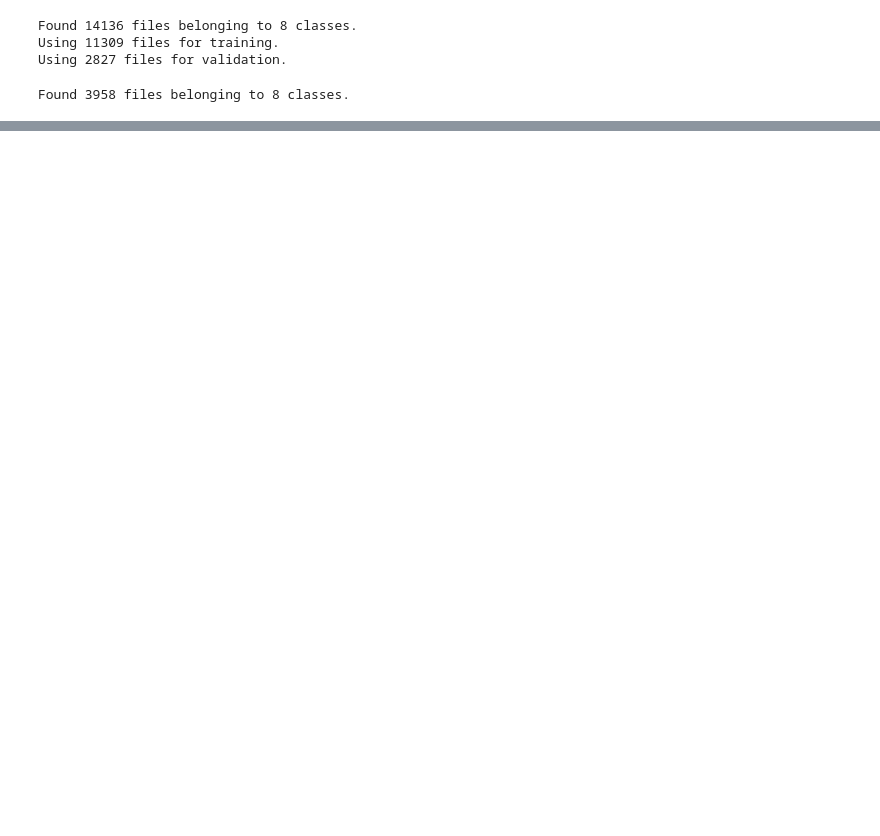
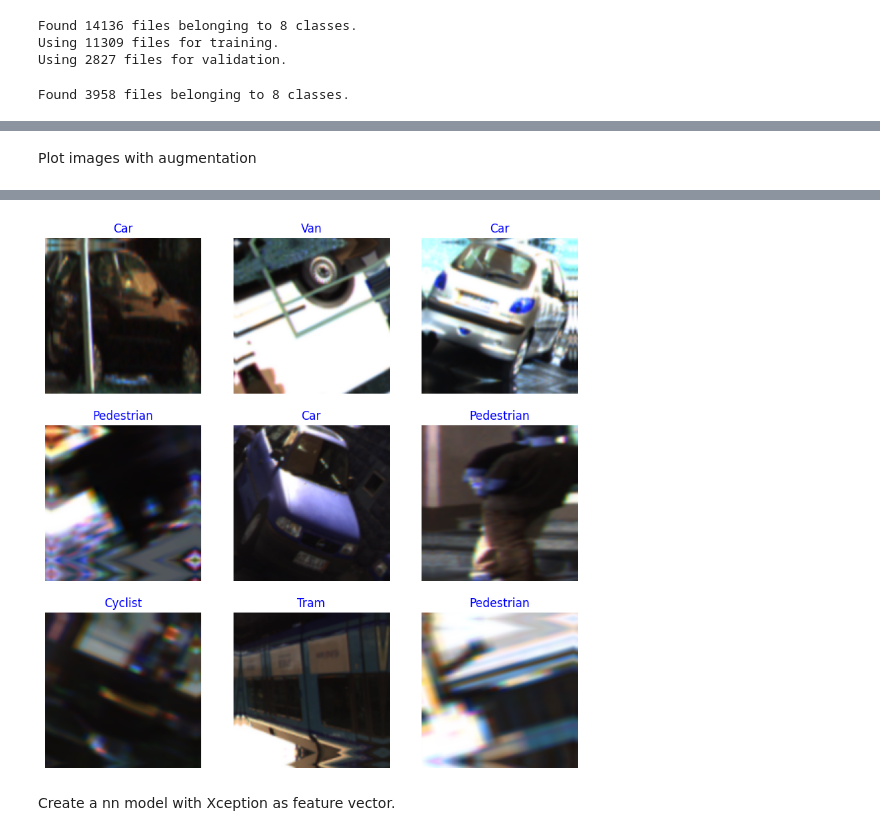
Before and after one commit to CatUnderTheLeaf/CV-stuff, a Jupyter notebook: image_classification/classification_kitti_keras3.ipynb, the cells around one changed output, grey strips where cells are left out. Cells and saved outputs as stored; diff of their text form; code cells hidden in the pictures; blank space fills up the shorter version.

```diff
--- a/image_classification/classification_kitti_keras3.ipynb
+++ b/image_classification/classification_kitti_keras3.ipynb
@@ -473,6 +177,0 @@ Test accuracy : 0.6616978049278259
-# %%
-total_epochs = total_epochs + fine_tune_epochs
-add_model_fine_tune = model_fine_tune
-add_model_fine_tune.fit(train_batched_dataset, epochs=total_epochs,
-                         initial_epoch=75, validation_data=valid_batched_dataset,
-                         callbacks=my_callbacks)
@@ -513,5 +177,0 @@ Test accuracy : 0.6096513271331787
-# %%
-total_epochs = total_epochs + fine_tune_epochs
-add_model_fine_tune.fit(train_batched_dataset, epochs=total_epochs,
-                         initial_epoch=85, validation_data=valid_batched_dataset,
-                         callbacks=my_callbacks)
@@ -546,5 +177,0 @@ Test accuracy : 0.6068721413612366
-# %%
-total_epochs = 95 + fine_tune_epochs
-add_model_fine_tune.fit(train_batched_dataset, epochs=total_epochs,
-                         initial_epoch=95, validation_data=valid_batched_dataset,
-                         callbacks=my_callbacks)
@@ -579,5 +177,0 @@ Test accuracy : 0.5985345840454102
-# %%
-total_epochs = total_epochs + fine_tune_epochs
-add_model_fine_tune.fit(train_batched_dataset, epochs=total_epochs,
-                         initial_epoch=105, validation_data=valid_batched_dataset,
-                         callbacks=my_callbacks)
@@ -613,0 +178,5 @@ add_model_fine_tune.save(os.path.join(os.getcwd(), "models", "model_kitti_fine_t
+# %% [markdown]
+Plot images with augmentation
+# %%
+plot_batch(train_batched_dataset,class_names,9)
+# %% [output]
@@ -613,0 +190,3 @@ add_model_fine_tune.save(os.path.join(os.getcwd(), "models", "model_kitti_fine_t
+[figure, added]
+# %% [markdown]
+Create a nn model with Xception as feature vector.
```
Also changed, not shown: parts of 83 cells of this notebook, 4 other files.
